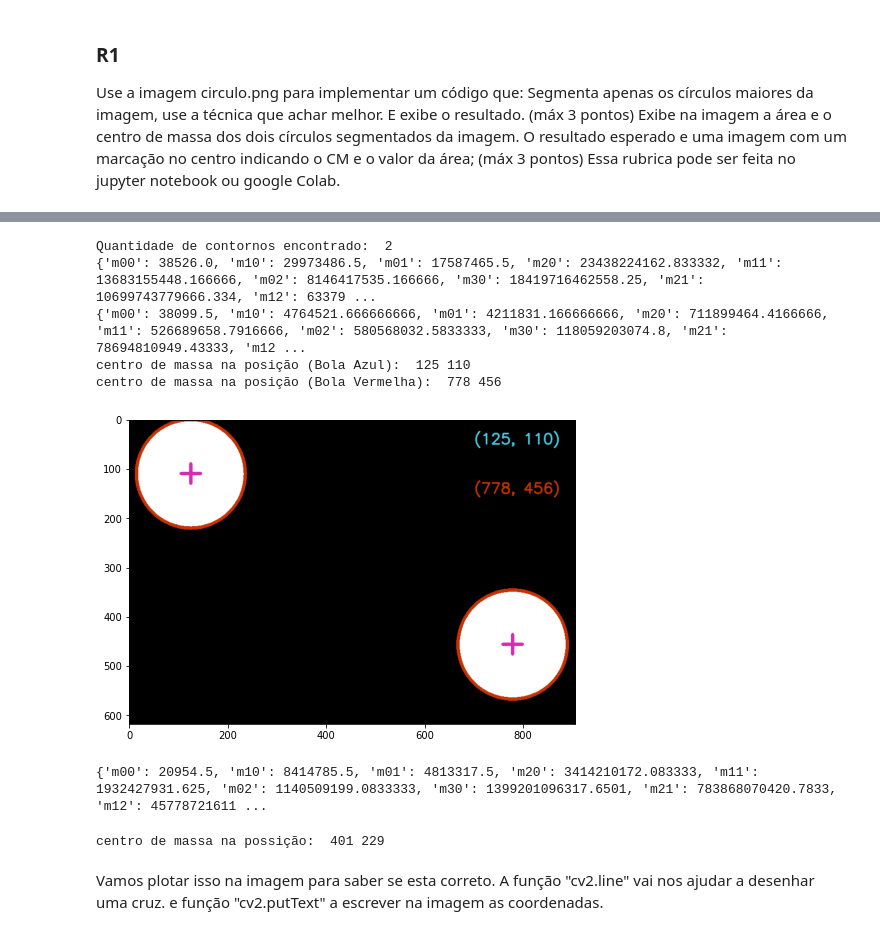
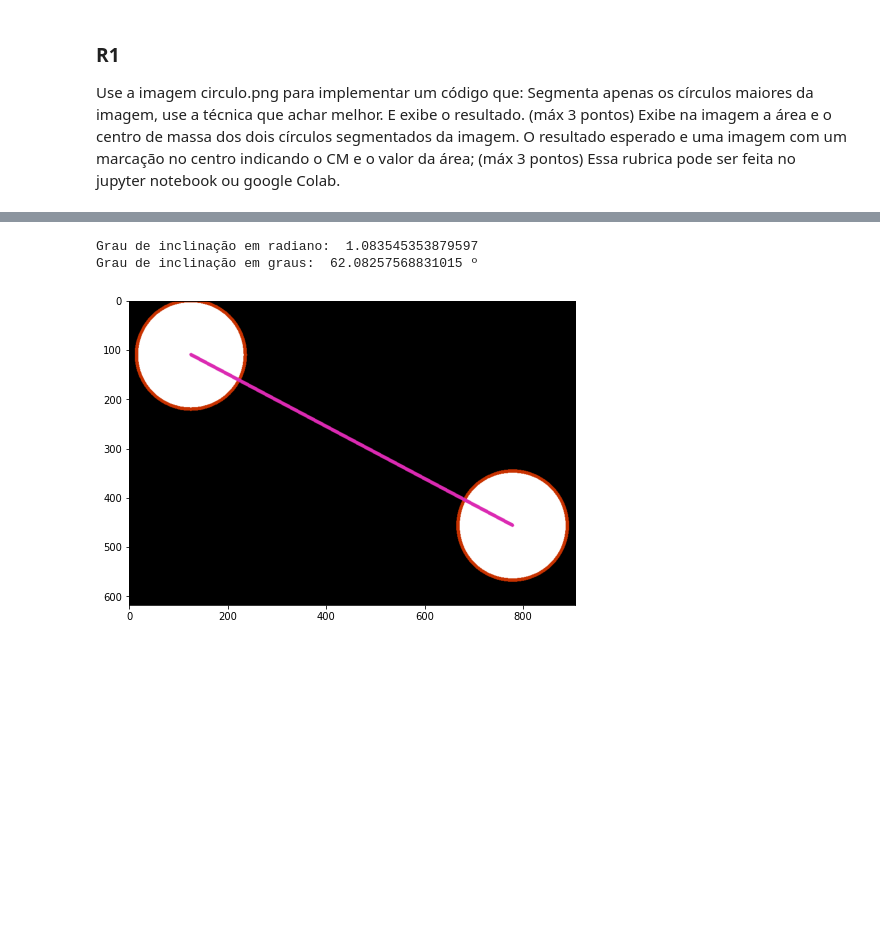
Before and after one commit to AnnaGiuliaGatti/Nac-1-AI, a Jupyter notebook: Espaço de cor e contorno.ipynb, the cells around one changed output, grey strips where cells are left out. Drawn from its saved outputs; the diff is of its cells as text; code cells hidden in the pictures; blank space fills up the shorter version.

```diff
--- a/Espaço de cor e contorno.ipynb
+++ b/Espaço de cor e contorno.ipynb
@@ -53,12 +136,11 @@ plt.show()
 # %%
-# Calculo das coordenadas do centro de massa
-
-#recarregando o nosso exemplo...
+#R2
 
 %matplotlib inline
 import cv2
 from matplotlib import pyplot as plt
 import numpy as np
+import math
 
 img = cv2.imread('circulo.png')
 
@@ -92,7 +174,7 @@ mask_hsvFinal = cv2.bitwise_or(mask_hsvR, mask_hsvB)
 #_,contornos, _ = cv2.findContours(mask_hsv, cv2.RETR_TREE, cv2.CHAIN_APPROX_SIMPLE)
 #para quem tem opencv >rev4.x
 contornos, _ = cv2.findContours(mask_hsvFinal, cv2.RETR_TREE, cv2.CHAIN_APPROX_SIMPLE)
-print("Quantidade de contornos encontrado: ", len(contornos))
+#print("Quantidade de contornos encontrado: ", len(contornos))
 
 mask_rgbBlue = cv2.cvtColor(mask_hsvB, cv2.COLOR_GRAY2RGB)
 contornos_imgB = mask_rgbBlue.copy() # Cópia da máscara para ser desenhada "por cima"
@@ -108,20 +190,17 @@ cv2.drawContours(contornos_imgR, contornos, -1, [200,50,0], 5);
 contornos_img = cv2.bitwise_or(contornos_imgB, contornos_imgR)
 
 plt.figure(figsize=(8,6))
-plt.imshow(contornos_img);
-
-
-
+#plt.imshow(contornos_img);
 
 cnt = contornos[0]
 
 M = cv2.moments(cnt)
-print( M )
+#print( M )
 
 cnt = contornos[1]
 M2 = cv2.moments(cnt)
 
-print( M2)
+#print( M2)
 
 
 cxR = int(M['m10']/M['m00'])
@@ -131,50 +210,59 @@ cyR = int(M['m01']/M['m00'])
 cxB = int(M2['m10']/M2['m00'])
 cyB = int(M2['m01']/M2['m00'])
 
-print("centro de massa na posição (Bola Azul): ",cxB, cyB)
-print("centro de massa na posição (Bola Vermelha): ",cxR, cyR)
-
-
-
+#print("centro de massa na posição (Bola Azul): ",cxB, cyB)
+#print("centro de massa na posição (Bola Vermelha): ",cxR, cyR)
 
 ## para desenhar a cruz vamos passar a cor e o tamanho em pixel
 size = 20
 color = (219, 42, 178)
 
 
 cv2.line(contornos_imgR,(cxR - size,cyR),(cxR + size,cyR),color,5)
 cv2.line(contornos_imgR,(cxR,cyR - size),(cxR, cyR + size),color,5)
 
-
 cv2.line(contornos_imgB,(cxB - size,cyB),(cxB + size,cyB),color,5)
 cv2.line(contornos_imgB,(cxB,cyB - size),(cxB, cyB + size),color,5)
 
-cv2.line(contornos_img,(cxB - size,cyB),(cxR + size ,cyR),color,5)
+cv2.line(contornos_img,(cxB,cyB),(cxR,cyR),color,5)
 
 # Para escrever vamos definir uma fonte
 
 font = cv2.FONT_HERSHEY_SIMPLEX
 textB = cxB , cyB
 origemB = (700,50)
 
 font = cv2.FONT_HERSHEY_SIMPLEX
 textR = cxR , cyR
 origemR = (700,150)
 
 
 
 cv2.putText(contornos_imgB, str(textB), origemB, font,1,(73, 203, 230),2,cv2.LINE_AA)
 
 cv2.putText(contornos_imgR, str(textR), origemR, font,1,(200,50,0),2,cv2.LINE_AA)
 
-contornos_img = cv2.bitwise_or(contornos_imgB, contornos_imgR)
+#contornos_img = cv2.bitwise_or(contornos_imgB, contornos_imgR)
 
 
+
+
+x = (cxR - cxB)
+y = (cyR - cyB)
+
+inclinacao = math.atan2(x, y)
+
 plt.imshow(contornos_img);
+
+
+pi = math.pi
+
+incliGraus = ((inclinacao*180)/pi)
+
+print("Grau de inclinação em radiano: ", inclinacao)
+
+print("Grau de inclinação em graus: ",incliGraus,"º")
 # %% [output]
-Quantidade de contornos encontrado:  2
-{'m00': 38526.0, 'm10': 29973486.5, 'm01': 17587465.5, 'm20': 23438224162.833332, 'm11': 13683155448.166666, 'm02': 8146417535.166666, 'm30': 18419716462558.25, 'm21': 10699743779666.334, 'm12': 63379 ...
-{'m00': 38099.5, 'm10': 4764521.666666666, 'm01': 4211831.166666666, 'm20': 711899464.4166666, 'm11': 526689658.7916666, 'm02': 580568032.5833333, 'm30': 118059203074.8, 'm21': 78694810949.43333, 'm12 ...
-centro de massa na posição (Bola Azul):  125 110
-centro de massa na posição (Bola Vermelha):  778 456
+Grau de inclinação em radiano:  1.083545353879597
+Grau de inclinação em graus:  62.08257568831015 º
-[figure, old version]
+[figure, new version]
@@ -185,21 +268,0 @@ centro de massa na posição (Bola Vermelha):  778 456
-# %%
-# usando o exemplo da documentação https://docs.opencv.org/master/dd/d49/tutorial_py_contour_features.html
-# notamos que a função devolve um dicionario.
-
-cnt = contornos[0]
-
-M = cv2.moments(cnt)
-print( M )
-# %% [output]
-{'m00': 20954.5, 'm10': 8414785.5, 'm01': 4813317.5, 'm20': 3414210172.083333, 'm11': 1932427931.625, 'm02': 1140509199.0833333, 'm30': 1399201096317.6501, 'm21': 783868070420.7833, 'm12': 45778721611 ...
-# %%
-# Calculo das coordenadas do centro de massa
-
-cx = int(M['m10']/M['m00'])
-cy = int(M['m01']/M['m00'])
-
-print("centro de massa na possição: ",cx, cy)
-# %% [output]
-centro de massa na possição:  401 229
-# %% [markdown]
- Vamos plotar isso na imagem para saber se esta correto. A função "cv2.line" vai nos ajudar a desenhar uma cruz. e função "cv2.putText" a escrever na imagem as coordenadas.
```
Also changed, not shown: parts of 5 cells of this notebook.
